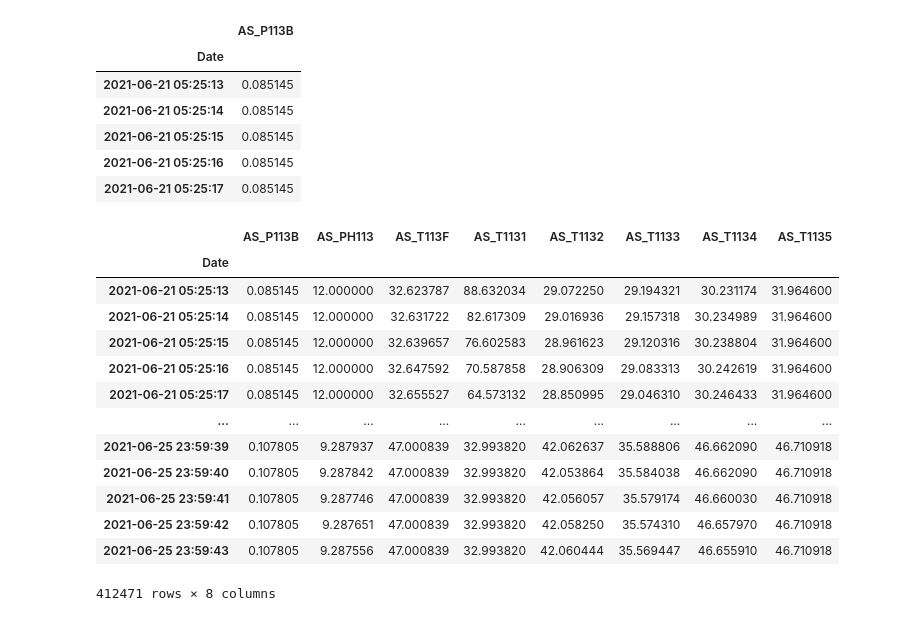
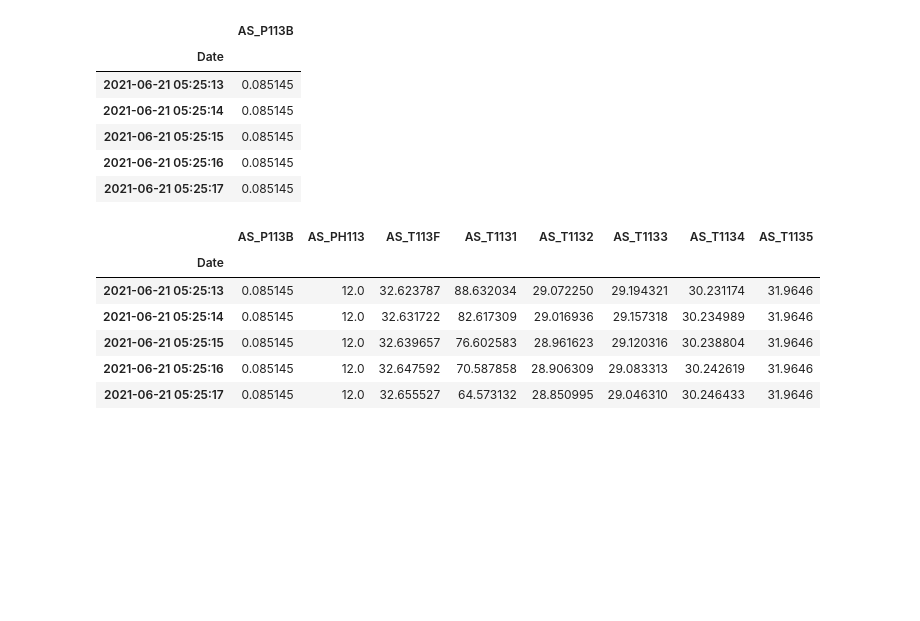
Before and after one commit to sipocz/XLS_Conv, a Jupyter notebook: XLS_converter.ipynb, the cells around one changed output. Saved outputs shown, nothing was run; the diff lists cells and outputs as text; code cells hidden in the pictures; blank space fills up the shorter version.

```diff
--- a/XLS_converter.ipynb
+++ b/XLS_converter.ipynb
@@ -361,7 +361,7 @@ def df_concat(dflist,df_heads):
     for index,name in enumerate(df_heads):
         dflist[index].columns=[name]
     out_df=pd.concat(dflist,axis=1)
-    out_df.head=df_heads
+    #out_df.head=df_heads
     out_df.dropna(inplace=True)
     return(out_df)
 # %%
@@ -379,19 +379,12 @@ all_df[0].head()
 | 2021-06-21 05:25:16 | 0.085145 |
 | 2021-06-21 05:25:17 | 0.085145 |
 # %%
-allDF
+allDF.head()
 # %% [output]
 |  | AS_P113B | AS_PH113 | AS_T113F | AS_T1131 | AS_T1132 | AS_T1133 | AS_T1134 | AS_T1135 |
 | Date |  |  |  |  |  |  |  |  |
-| 2021-06-21 05:25:13 | 0.085145 | 12.000000 | 32.623787 | 88.632034 | 29.072250 | 29.194321 | 30.231174 | 31.964600 |
-| 2021-06-21 05:25:14 | 0.085145 | 12.000000 | 32.631722 | 82.617309 | 29.016936 | 29.157318 | 30.234989 | 31.964600 |
-| 2021-06-21 05:25:15 | 0.085145 | 12.000000 | 32.639657 | 76.602583 | 28.961623 | 29.120316 | 30.238804 | 31.964600 |
-| 2021-06-21 05:25:16 | 0.085145 | 12.000000 | 32.647592 | 70.587858 | 28.906309 | 29.083313 | 30.242619 | 31.964600 |
-| 2021-06-21 05:25:17 | 0.085145 | 12.000000 | 32.655527 | 64.573132 | 28.850995 | 29.046310 | 30.246433 | 31.964600 |
-| ... | ... | ... | ... | ... | ... | ... | ... | ... |
-| 2021-06-25 23:59:39 | 0.107805 | 9.287937 | 47.000839 | 32.993820 | 42.062637 | 35.588806 | 46.662090 | 46.710918 |
-| 2021-06-25 23:59:40 | 0.107805 | 9.287842 | 47.000839 | 32.993820 | 42.053864 | 35.584038 | 46.662090 | 46.710918 |
-| 2021-06-25 23:59:41 | 0.107805 | 9.287746 | 47.000839 | 32.993820 | 42.056057 | 35.579174 | 46.660030 | 46.710918 |
-| 2021-06-25 23:59:42 | 0.107805 | 9.287651 | 47.000839 | 32.993820 | 42.058250 | 35.574310 | 46.657970 | 46.710918 |
-| 2021-06-25 23:59:43 | 0.107805 | 9.287556 | 47.000839 | 32.993820 | 42.060444 | 35.569447 | 46.655910 | 46.710918 |
+| 2021-06-21 05:25:13 | 0.085145 | 12.0 | 32.623787 | 88.632034 | 29.072250 | 29.194321 | 30.231174 | 31.9646 |
+| 2021-06-21 05:25:14 | 0.085145 | 12.0 | 32.631722 | 82.617309 | 29.016936 | 29.157318 | 30.234989 | 31.9646 |
+| 2021-06-21 05:25:15 | 0.085145 | 12.0 | 32.639657 | 76.602583 | 28.961623 | 29.120316 | 30.238804 | 31.9646 |
+| 2021-06-21 05:25:16 | 0.085145 | 12.0 | 32.647592 | 70.587858 | 28.906309 | 29.083313 | 30.242619 | 31.9646 |
+| 2021-06-21 05:25:17 | 0.085145 | 12.0 | 32.655527 | 64.573132 | 28.850995 | 29.046310 | 30.246433 | 31.9646 |
-412471 rows × 8 columns
```
Also changed, not shown: parts of 10 cells of this notebook.
